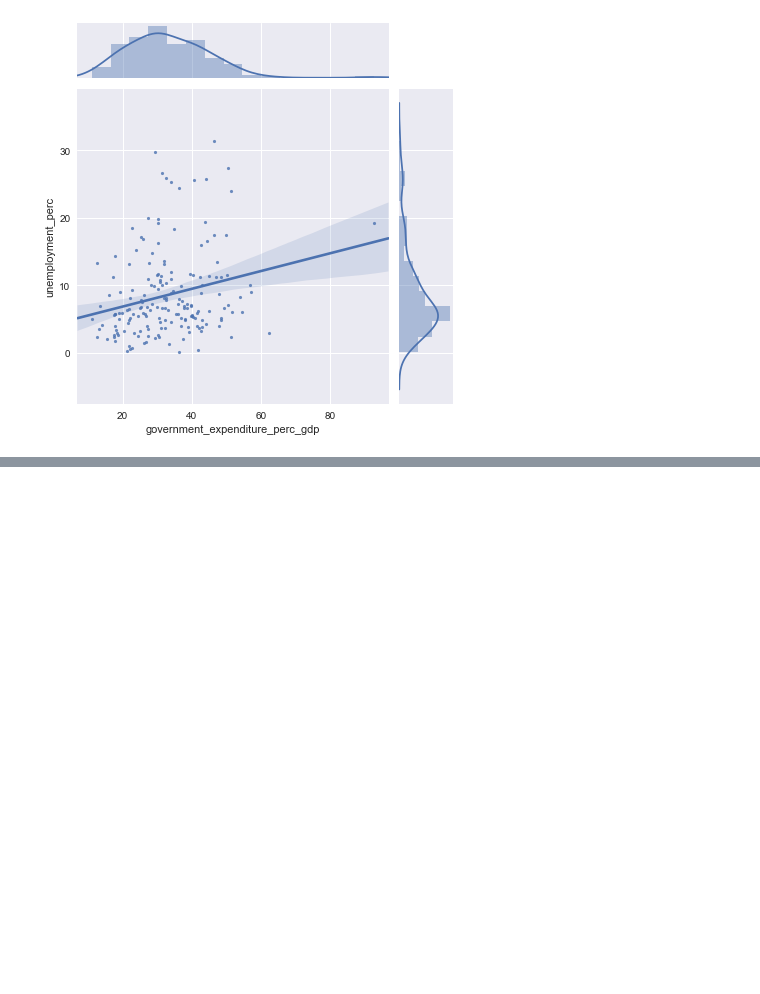
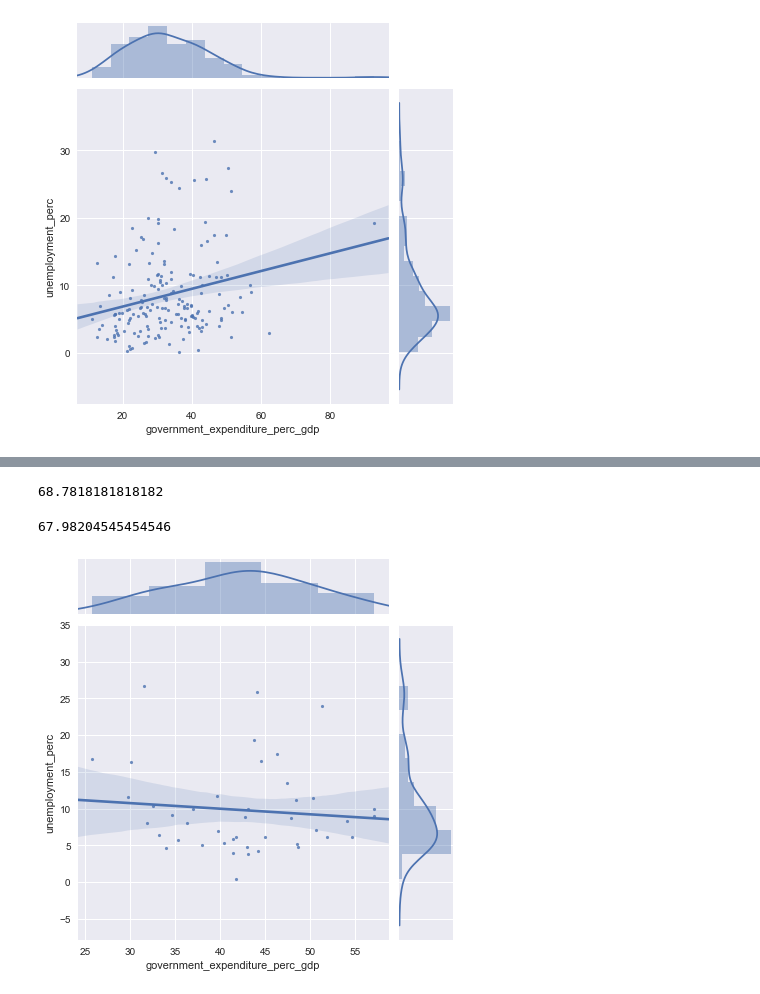
Before and after one commit to mdoucem/Fi-Ug-Datascience-Meetup, a Jupyter notebook: Linear Regression/Multivariate-regression-python/economic-data-analysis.ipynb, the cells around one changed output, grey strips where cells are left out. Saved outputs shown, nothing was run; the diff lists cells and outputs as text; code cells hidden in the pictures; blank space fills up the shorter version.

```diff
--- a/Linear Regression/Multivariate-regression-python/economic-data-analysis.ipynb
+++ b/Linear Regression/Multivariate-regression-python/economic-data-analysis.ipynb
@@ -293,0 +361,14 @@ Percentage of Countries that are 'free': 4.44%
+# %%
+np.mean(data18_europe['score'].astype(float))
+# %% [output]
+68.7818181818182
+# %%
+np.mean(data17_europe['score'].astype(float))
+# %% [output]
+67.98204545454546
+# %%
+var1 = data18_europe.columns.get_loc("unemployment_perc")
+var2 = data18_europe.columns.get_loc("government_expenditure_perc_gdp")
+explore_relation(data18_europe, var1, var2, "Europe18-UnemplPerc-vs-GovnExpPerc")
+# %% [output]
+[figure, added]
```
Also changed, not shown: parts of 29 cells of this notebook, 9 other files.
